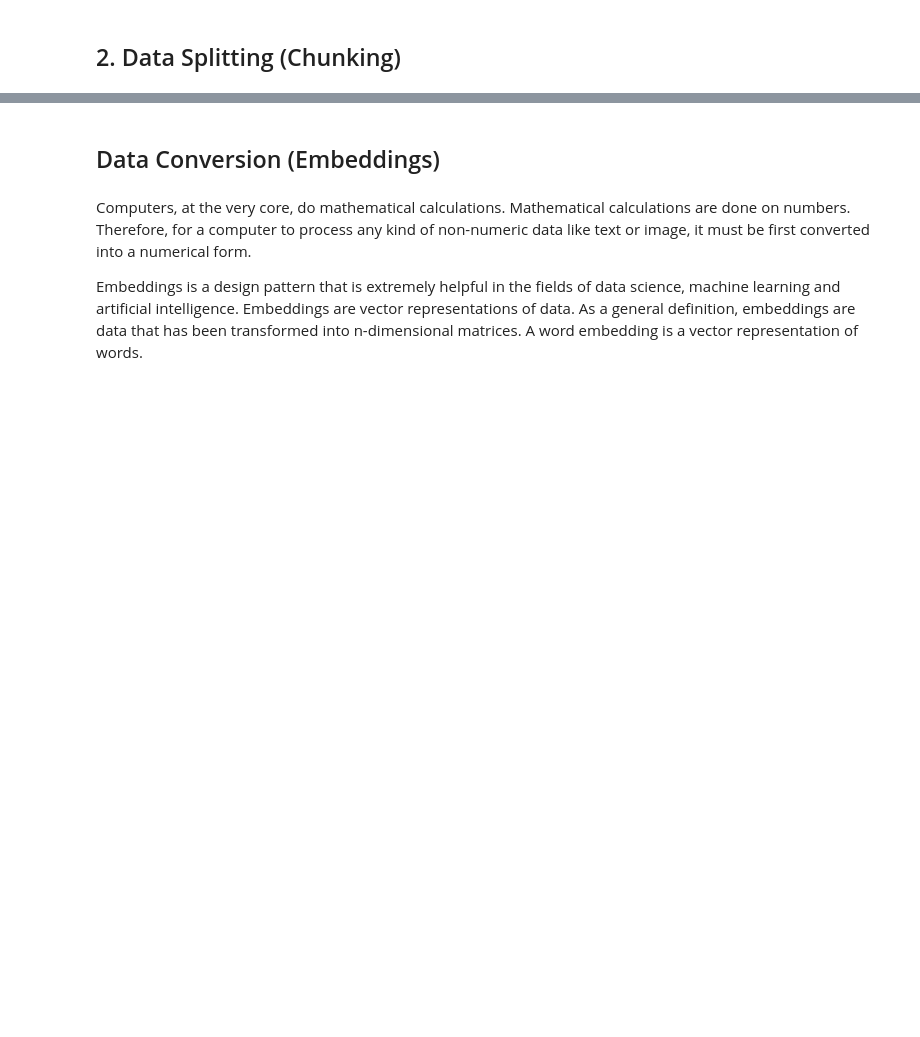
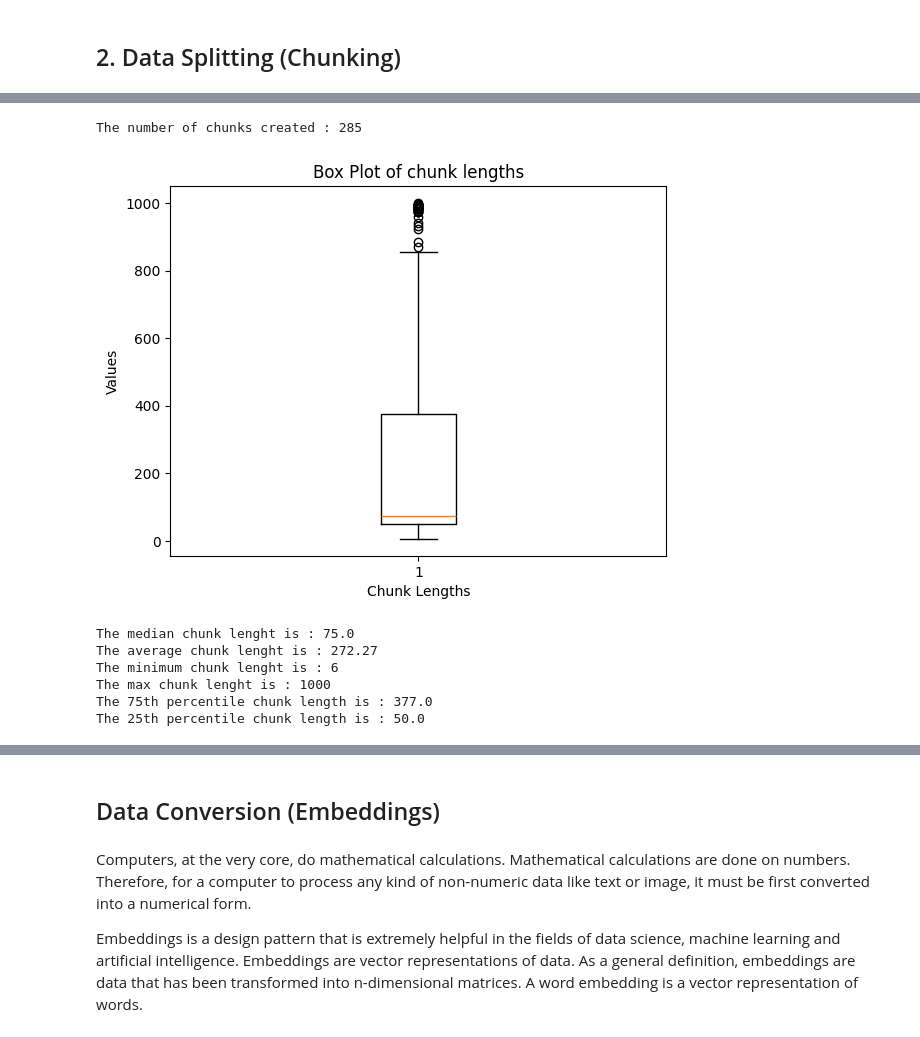
Before and after one commit to abhinav-kimothi/A-Simple-Guide-to-RAG, a Jupyter notebook: Chapters/Chapter-03/indexing_pipeline.ipynb, the cells around one changed output, grey strips where cells are left out. Drawn from its saved outputs; the diff is of its cells as text; code cells hidden in the pictures; blank space fills up the shorter version.

```diff
--- a/Chapters/Chapter-03/indexing_pipeline.ipynb
+++ b/Chapters/Chapter-03/indexing_pipeline.ipynb
@@ -193,0 +285,4 @@ len(chunks)
+# %%
+loader = AsyncHtmlLoader (url)
+
+html_data = loader.load()
@@ -194,2 +373,42 @@ len(chunks)
+# %%
+from langchain.text_splitter import RecursiveCharacterTextSplitter #Another Character Based Text Splitter from LangChain
+
+text_splitter = RecursiveCharacterTextSplitter(
+separators=["\n\n","\n","."], #The character that should be used to split. More than one can be given to try recursively.
+chunk_size=1000, #Number of characters in each chunk
+chunk_overlap=100, #Number of overlapping characters between chunks
+)
+
+final_chunks=text_splitter.split_documents(split_content)
+
+#Show the number of chunks created
+print(f"The number of chunks created : {len(final_chunks)}")
+# %% [output]
+The number of chunks created : 285
+# %%
+
+data = [len(doc.page_content) for doc in final_chunks]
+
+plt.boxplot(data)
+plt.title('Box Plot of chunk lengths')  # Title
+plt.xlabel('Chunk Lengths')  # Label for x-axis
+plt.ylabel('Values')  # Label for y-axis
+
+plt.show()
+
+print(f"The median chunk lenght is : {round(np.median(data),2)}")
+print(f"The average chunk lenght is : {round(np.mean(data),2)}")
+print(f"The minimum chunk lenght is : {round(np.min(data),2)}")
+print(f"The max chunk lenght is : {round(np.max(data),2)}")
+print(f"The 75th percentile chunk length is : {round(np.percentile(data, 75),2)}")
+print(f"The 25th percentile chunk length is : {round(np.percentile(data, 25),2)}")
+# %% [output]
+[figure, added]
+The median chunk lenght is : 75.0
+The average chunk lenght is : 272.27
+The minimum chunk lenght is : 6
+The max chunk lenght is : 1000
+The 75th percentile chunk length is : 377.0
+The 25th percentile chunk length is : 50.0
 # %% [markdown]
 <img src="../../Assets/Images/3.4.png">
```
Also changed, not shown: parts of 73 cells of this notebook.
